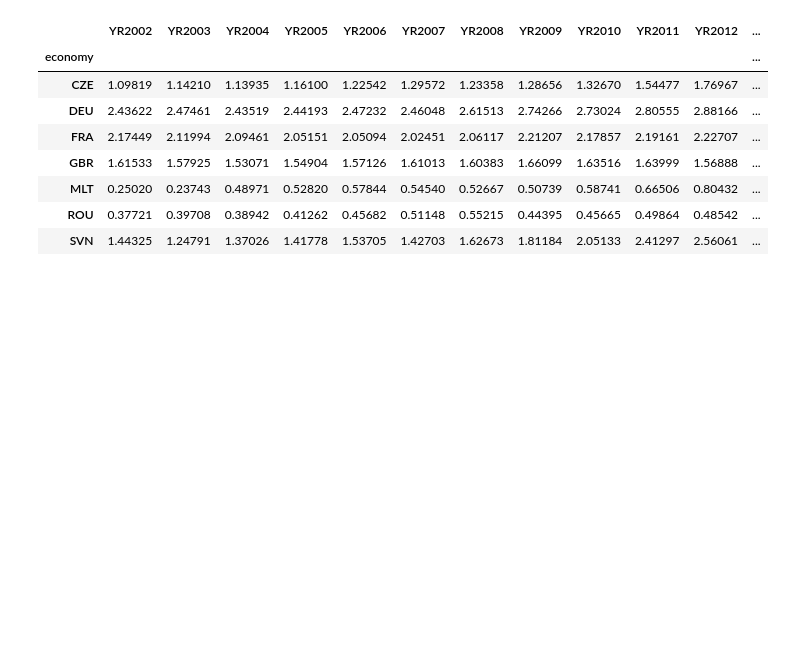
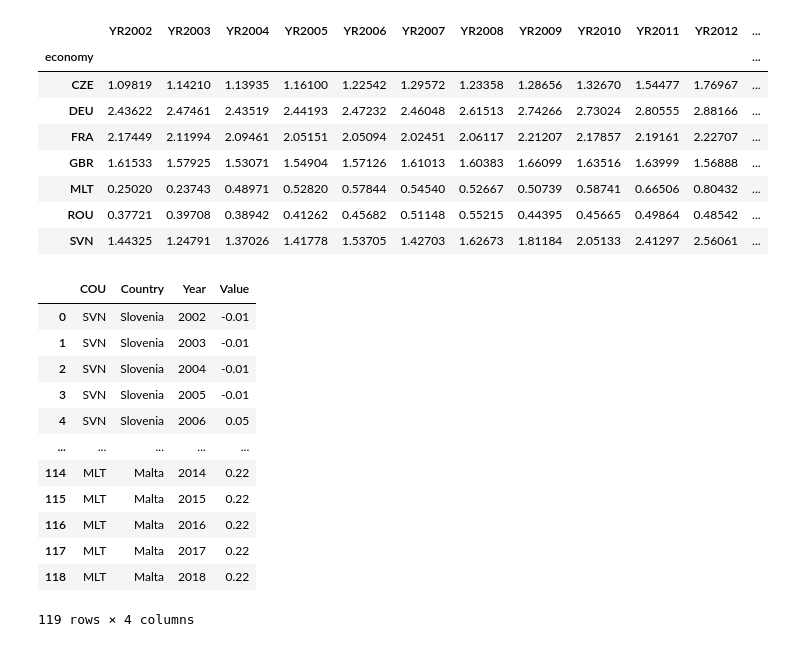
Before and after one commit to EljMorgan/Project2_Database, a Jupyter notebook: code_oecd.ipynb, the cells around one changed output. Cells and saved outputs as stored; diff of their text form; code cells hidden in the pictures; blank space fills up the shorter version.

```diff
--- a/code_oecd.ipynb
+++ b/code_oecd.ipynb
@@ -58,7 +58,23 @@ rd_expenditure
 | ROU | 0.37721 | 0.39708 | 0.38942 | 0.41262 | 0.45682 | 0.51148 | 0.55215 | 0.44395 | 0.45665 | 0.49864 | 0.48542 | ... |
 | SVN | 1.44325 | 1.24791 | 1.37026 | 1.41778 | 1.53705 | 1.42703 | 1.62673 | 1.81184 | 2.05133 | 2.41297 | 2.56061 | ... |
 # %%
-tax_subsidity = pd.read_csv(r'C:\Python\Ironhack\Project2_Database\CSV_files\Iml_tax_subsidy_R&D_largefirm_profit.csv')
+tax_subsidity = pd.read_csv(r'C:\Python\Ironhack\Project2_Database\CSV_files\tax_subsidy.csv')
 tax_subsidity
 tax_sub = pd.DataFrame(tax_subsidity, columns=['COU', 'Country', 'Year', 'Value'])
-#tax_sub.to_csv(r'C:\Python\Ironhack\Project2_Database\csv_files\tax_sub_con.csv')
+#tax_sub.to_csv(r'C:\Python\Ironhack\Project2_Database\csv_files\tax_sub_conn.csv')
+# %%
+tax_sub
+# %% [output]
+|  | COU | Country | Year | Value |
+| 0 | SVN | Slovenia | 2002 | -0.01 |
+| 1 | SVN | Slovenia | 2003 | -0.01 |
+| 2 | SVN | Slovenia | 2004 | -0.01 |
+| 3 | SVN | Slovenia | 2005 | -0.01 |
+| 4 | SVN | Slovenia | 2006 | 0.05 |
+| ... | ... | ... | ... | ... |
+| 114 | MLT | Malta | 2014 | 0.22 |
+| 115 | MLT | Malta | 2015 | 0.22 |
+| 116 | MLT | Malta | 2016 | 0.22 |
+| 117 | MLT | Malta | 2017 | 0.22 |
+| 118 | MLT | Malta | 2018 | 0.22 |
+119 rows × 4 columns
```
Also changed, not shown: parts of 8 cells of this notebook, 6 other files.
